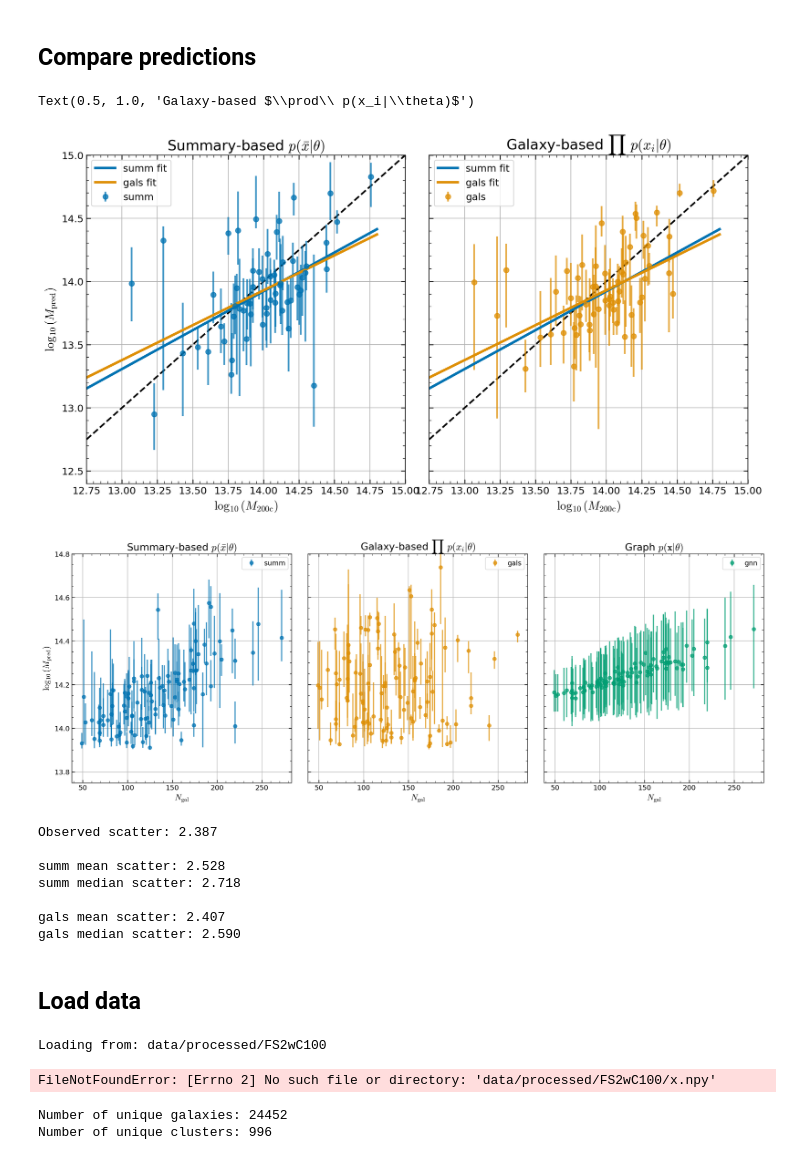
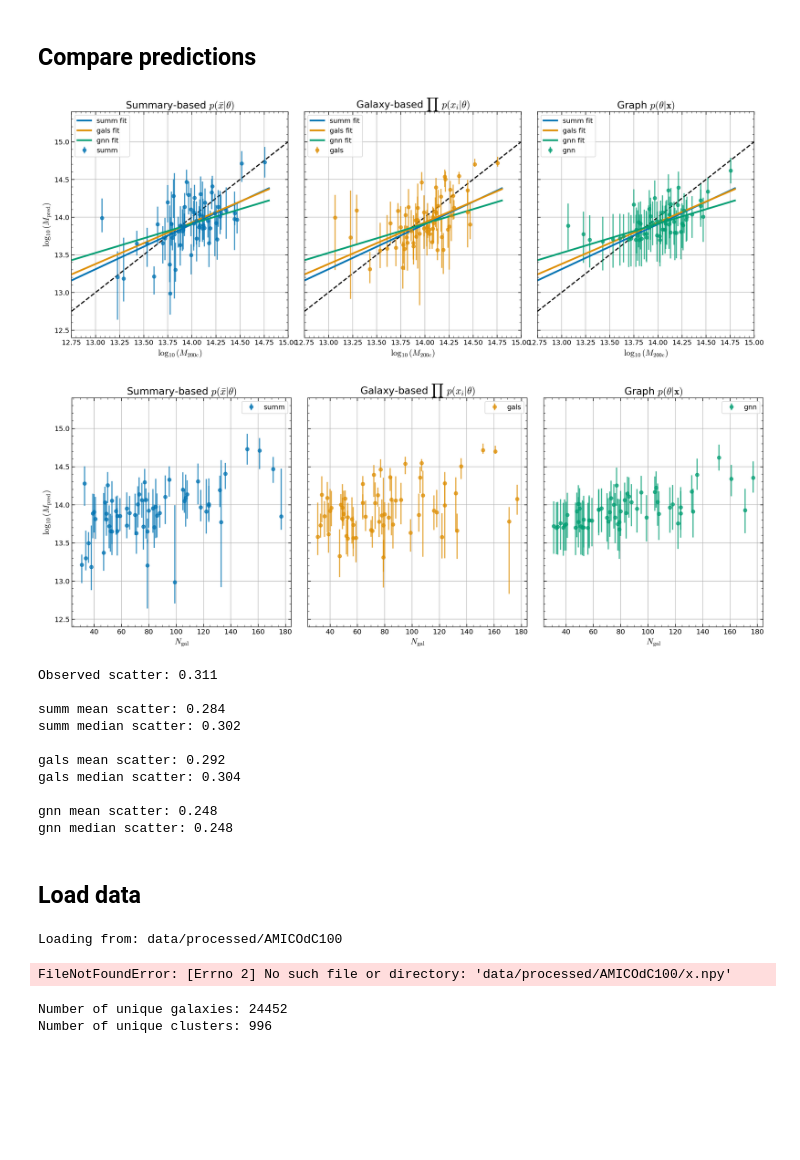
Before and after one commit to maho3/cl-ml-euclid, a Jupyter notebook: test_all.ipynb, the cells around one changed output. Cells and saved outputs as stored; diff of their text form; code cells hidden in the pictures; blank space fills up the shorter version.

```diff
--- a/test_all.ipynb
+++ b/test_all.ipynb
@@ -89,13 +87,3 @@ plt.legend();
 samples['gals'] = np.load(join(modeldir, 'posterior_samples.npy'))
 # %% [output]
 [figure]
-# %%
-modeldir = './saved_models/gnn_npe/'
-summary = json.load(open(join(modeldir, 'summary.json'), 'r'))
-
-preds = np.load(join(modeldir, 'pred.npz'))['pred']
-mean, var = preds[:, 0], preds[:, 1]
-samples['gnn'] = np.random.normal(mean, np.sqrt(var), size=(100,len(mean)))[...,None]
-
-plt.plot(summary['test_loss'], label=f'run {i}')
-plt.legend();
@@ -103,0 +90,10 @@ plt.legend();
+# %%
+modeldir = './saved_models/gnn_npe/'
+summary = json.load(open(join(modeldir, 'summary.json'), 'r'))
+
+for i, x in enumerate(summary):
+    plt.plot(x['validation_log_probs'], label=f'model {i}')
+
+plt.legend();
+
+samples['gnn'] = np.load(join(modeldir, 'posterior_samples.npy'))
@@ -106,16 +104,13 @@ plt.legend();
 # %%
 # fit linear regressions
 lrs = {}
+
+t_ = theta[:,0]
 for m, samps in samples.items():
-    x_ = theta[:,0]
-    xT_ = torch.tensor(x_)
-    weights = 1 # np.exp(np.array([prior.log_prob(i) for i in xT_]) -
-                    #  np.array([proposal.log_prob(i) for i in xT_]))
-    x_ = np.repeat(x_[None,:], 100, axis=0)
-    # weights = np.repeat(weights[None,:], 100, axis=0)
+    t_ = np.repeat(theta.T, len(samps), axis=0)
 
     lr = LinearRegression()
-    lr.fit(x_.flatten()[:,None], samps.flatten())# , sample_weight=weights.flatten())
+    lr.fit(t_.flatten()[:,None], samps.flatten())
 
     lrs[m] = lr
 # %%
@@ -123,37 +118,36 @@ Nm = len(samples)
 f, axs = plt.subplots(1, Nm, figsize=(7*Nm,7), sharey=True,
                       gridspec_kw={'wspace':0.075})
 
 colors = sns.color_palette('colorblind', Nm)
 for i, (m, samps) in enumerate(samples.items()):
     ax = axs[i]
 
     ax.plot([12.75,15], [12.75,15], 'k--')
     # plot with error bars
     median = np.median(samps, axis=0)[:,0]
     percs = np.percentile(samps, [16,84], axis=0)
     x_ = theta[:,0]
     ax.errorbar(x_, median, yerr=[median-percs[0,:,0], percs[1,:,0]-median],
                 label=m, fmt='o', color=colors[i], alpha=0.75)
 
     # plot weighted linear regression
     x_ = np.linspace(12.5,14.8,100)
     for j, n in enumerate(samples.keys()):
         ax.plot(x_, lrs[n].predict(x_[:,None]), label=f'{n} fit',
                 color=colors[j], lw=3)
 
     ax.legend()
     ax.set_xlim(12.75,15)
-    ax.set_ylim(12.4,15)
+    ax.set_ylim(12.4,15.4)
     ax.set_xlabel(r'$\log_{10}(M_{\rm 200c})$')
     if i==0:
         ax.set_ylabel(r'$\log_{10}(M_{\rm pred})$');
 
 axs[0].set_title(r'Summary-based $p(\bar{x}|\theta)$')
 axs[1].set_title(r'Galaxy-based $\prod\ p(x_i|\theta)$')
-# axs[2].set_title(r'Graph $p(\mathbf{x}|\theta)$');
+axs[2].set_title(r'Graph $p(\theta|\mathbf{x})$');
 # %% [output]
-Text(0.5, 1.0, 'Galaxy-based $\\prod\\ p(x_i|\\theta)$')
-[figure, old version]
+[figure, new version]
 # %%
 Nm = len(samples)
 f, axs = plt.subplots(1, Nm, figsize=(7*Nm,7), sharey=True,
@@ -172,25 +166,20 @@ for i, (m, samps) in enumerate(samples.items()):
 
     ax.legend()
     # ax.set_xlim(13.9,14.5)
-    ax.set_ylim(13.75,14.8)
+    ax.set_ylim(12.4,15.4)
     ax.set_xlabel(r'$N_{\rm gal}$')
     if i==0:
         ax.set_ylabel(r'$\log_{10}(M_{\rm pred})$');
 
 axs[0].set_title(r'Summary-based $p(\bar{x}|\theta)$')
 axs[1].set_title(r'Galaxy-based $\prod\ p(x_i|\theta)$')
-axs[2].set_title(r'Graph $p(\mathbf{x}|\theta)$');
+axs[2].set_title(r'Graph $p(\theta|\mathbf{x})$');
 # %% [output]
-[figure, old version]
+[figure, new version]
 # %%
-def weighted_err(x, y):
-    xT = torch.tensor(x)
-    w = 1 # np.exp(np.array(prior.log_prob(xT) - proposal.log_prob(xT)))
-    return np.sqrt(np.sum(w*(y-x)**2)/np.sum(w))
-
 # Calculate scatter and correlation
-x_ = theta[:,0]
-sig = weighted_err(x_, np.mean(x_))
+t_ = theta[:,0]
+sig = np.std(t_ - np.mean(t_))
 print(f'Observed scatter: {sig:.3f}')
 
 for m, samps in samples.items():
@@ -198,20 +187,23 @@ for m, samps in samples.items():
     median = np.median(samps, axis=0)[:,0]
 
     print(' ')
-    print(f'{m} mean scatter: {weighted_err(x_, mean):.3f}')
-    print(f'{m} median scatter: {weighted_err(x_, median):.3f}')
+    print(f'{m} mean scatter: {np.std(t_ - mean):.3f}')
+    print(f'{m} median scatter: {np.std(t_ - median):.3f}')
 # %% [output]
-Observed scatter: 2.387
+Observed scatter: 0.311
 
-summ mean scatter: 2.528
-summ median scatter: 2.718
+summ mean scatter: 0.284
+summ median scatter: 0.302
 
-gals mean scatter: 2.407
-gals median scatter: 2.590
+gals mean scatter: 0.292
+gals median scatter: 0.304
+
+gnn mean scatter: 0.248
+gnn median scatter: 0.248
 # %% [markdown]
 ## Load data
 # %%
-dname = 'FS2wC100' # 'Lorenzo' #
+dname = 'AMICOdC100' # 'Lorenzo' #
 
 datapath = join('data/processed', dname)
 print('Loading from:', datapath)
@@ -220,8 +212,8 @@ theta = np.load(join(datapath, 'theta.npy'))
 fold = np.load(join(datapath, 'fold.npy'))
 ids = np.load(join(datapath, 'id.npy'))
 # %% [output]
-Loading from: data/processed/FS2wC100
+Loading from: data/processed/AMICOdC100
-FileNotFoundError: [Errno 2] No such file or directory: 'data/processed/FS2wC100/x.npy'
+FileNotFoundError: [Errno 2] No such file or directory: 'data/processed/AMICOdC100/x.npy'
 # %%
 param_names = ['$\log_{10}M_{200c}$', '$ \log_{10}R_{200c}$']
 
```
Also changed, not shown: parts of 4 cells of this notebook, 4 other files.
